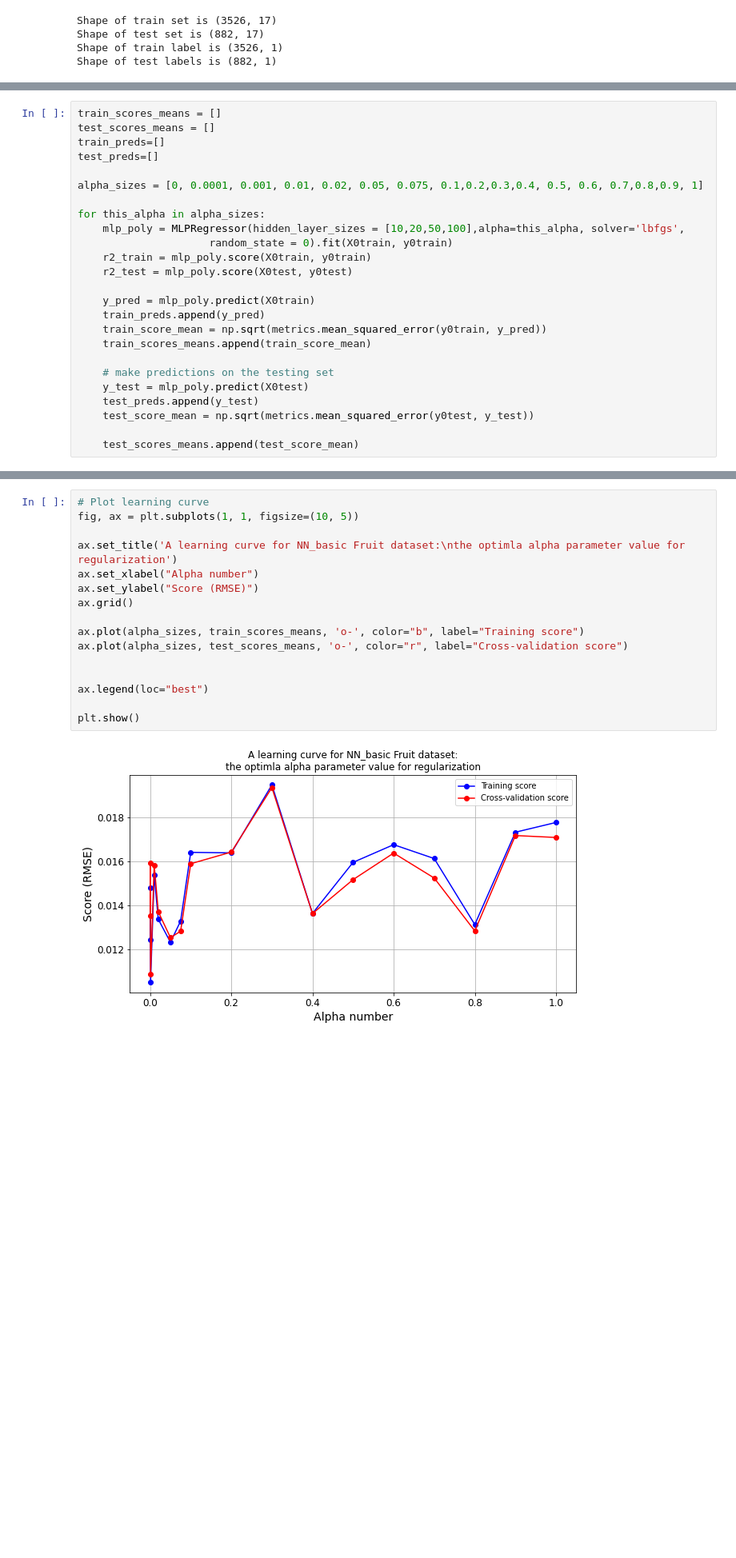
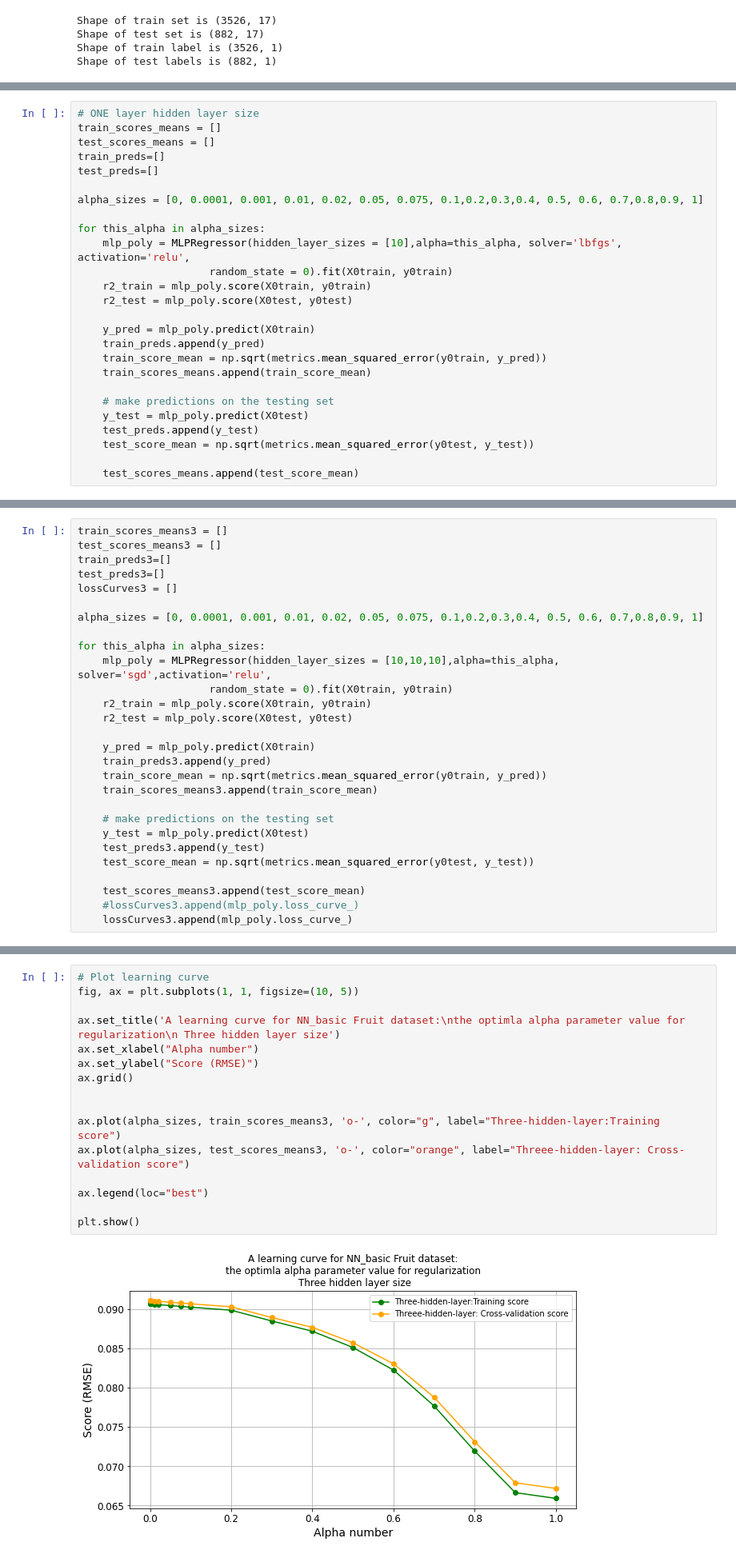
Before and after one commit to xiaomeiX/Project-Machine-Learning-, a Jupyter notebook: MLP5/MLP5.ipynb, the cells around one changed output, grey strips where cells are left out. Shown: that part at 80% size. Drawn from its saved outputs; the diff is of its cells as text; blank space fills up the shorter version.

```diff
--- a/MLP5/MLP5.ipynb
+++ b/MLP5/MLP5.ipynb
@@ -413,4 +413,5 @@ Shape of test labels is (882, 1)
 # %%
+# ONE layer hidden layer size
 train_scores_means = []
 test_scores_means = []
 train_preds=[]
@@ -419,7 +420,7 @@ test_preds=[]
 alpha_sizes = [0, 0.0001, 0.001, 0.01, 0.02, 0.05, 0.075, 0.1,0.2,0.3,0.4, 0.5, 0.6, 0.7,0.8,0.9, 1]
 
 for this_alpha in alpha_sizes:
-    mlp_poly = MLPRegressor(hidden_layer_sizes = [10,20,50,100],alpha=this_alpha, solver='lbfgs',
+    mlp_poly = MLPRegressor(hidden_layer_sizes = [10],alpha=this_alpha, solver='lbfgs', activation='relu',
                      random_state = 0).fit(X0train, y0train)
     r2_train = mlp_poly.score(X0train, y0train)
     r2_test = mlp_poly.score(X0test, y0test)
@@ -457,0 +459,28 @@ train_preds
+# %%
+train_scores_means3 = []
+test_scores_means3 = []
+train_preds3=[]
+test_preds3=[]
+lossCurves3 = []
+
+alpha_sizes = [0, 0.0001, 0.001, 0.01, 0.02, 0.05, 0.075, 0.1,0.2,0.3,0.4, 0.5, 0.6, 0.7,0.8,0.9, 1]
+
+for this_alpha in alpha_sizes:
+    mlp_poly = MLPRegressor(hidden_layer_sizes = [10,10,10],alpha=this_alpha, solver='sgd',activation='relu',
+                     random_state = 0).fit(X0train, y0train)
+    r2_train = mlp_poly.score(X0train, y0train)
+    r2_test = mlp_poly.score(X0test, y0test)
+
+    y_pred = mlp_poly.predict(X0train)
+    train_preds3.append(y_pred)
+    train_score_mean = np.sqrt(metrics.mean_squared_error(y0train, y_pred))
+    train_scores_means3.append(train_score_mean)
+
+    # make predictions on the testing set
+    y_test = mlp_poly.predict(X0test)
+    test_preds3.append(y_test)
+    test_score_mean = np.sqrt(metrics.mean_squared_error(y0test, y_test))
+
+    test_scores_means3.append(test_score_mean)
+    #lossCurves3.append(mlp_poly.loss_curve_)
+    lossCurves3.append(mlp_poly.loss_curve_)
@@ -458,21 +546,21 @@ train_preds
 # %%
 # Plot learning curve
 fig, ax = plt.subplots(1, 1, figsize=(10, 5))
 
-ax.set_title('A learning curve for NN_basic Fruit dataset:\nthe optimla alpha parameter value for regularization')
+ax.set_title('A learning curve for NN_basic Fruit dataset:\nthe optimla alpha parameter value for regularization\n Three hidden layer size')
 ax.set_xlabel("Alpha number")
 ax.set_ylabel("Score (RMSE)")
 ax.grid()
 
-ax.plot(alpha_sizes, train_scores_means, 'o-', color="b", label="Training score")
-ax.plot(alpha_sizes, test_scores_means, 'o-', color="r", label="Cross-validation score")
 
+ax.plot(alpha_sizes, train_scores_means3, 'o-', color="g", label="Three-hidden-layer:Training score")
+ax.plot(alpha_sizes, test_scores_means3, 'o-', color="orange", label="Threee-hidden-layer: Cross-validation score")
 
 ax.legend(loc="best")
 
 plt.show()
 # %% [output]
-[figure, old version]
+[figure, new version]
 # %%
 # Create Neural Net MLP regressor
 # Explore settings logarithmically (0.1, 0.01, 0.001, 0.00001)
```
Also changed, not shown: parts of 19 cells of this notebook, 8 other files.
